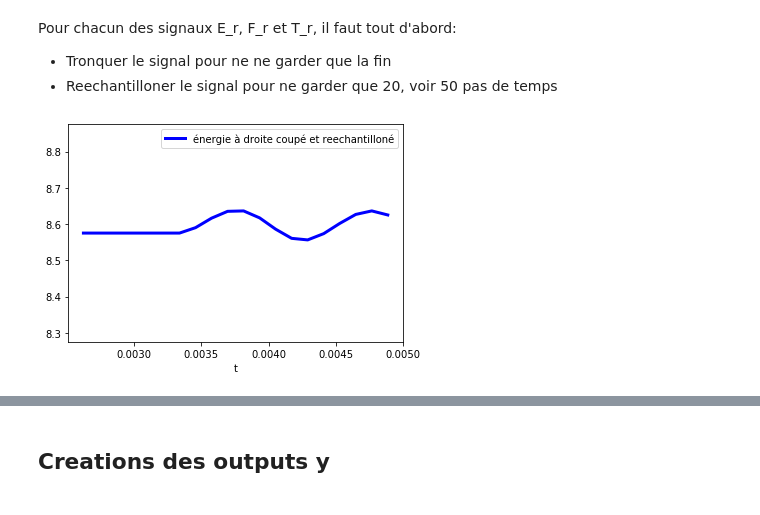
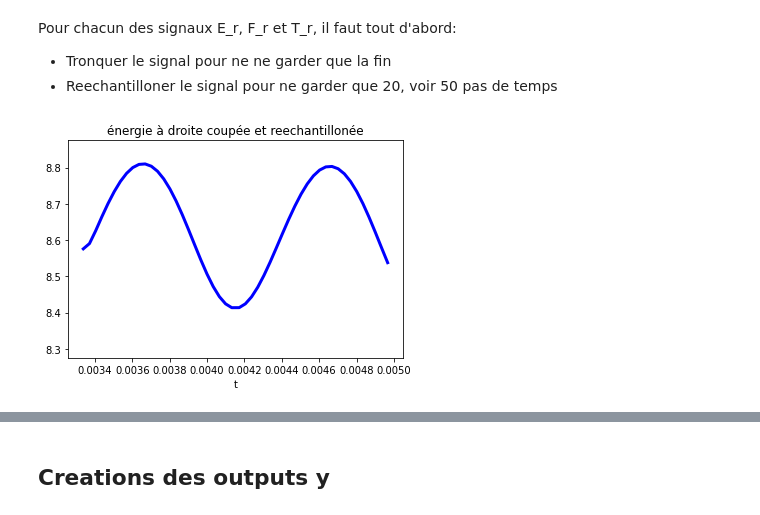
Before and after one commit to ddrous/projet-inverse-2d, a Jupyter notebook: src/notebook/reseaux_de_neurones.ipynb, the cells around one changed output, grey strips where cells are left out. Drawn from its saved outputs; the diff is of its cells as text; code cells hidden in the pictures.

```diff
--- a/src/notebook/reseaux_de_neurones.ipynb
+++ b/src/notebook/reseaux_de_neurones.ipynb
@@ -98,0 +97,9 @@ df_s.head(2)
+# %%
+types = {'rho_expr':str, 'sigma_a_expr':str, 'sigma_c_expr':str, 'E_x_0_expr':str, 'F_x_0_expr':str, 'T_x_0_expr':str}
+converters={'x':l_eval, 'rho':l_eval, 'sigma_a':l_eval, 'sigma_c':l_eval, 'E_0':l_eval, 'F_0':l_eval, 'T_0':l_eval, 'E':l_eval, 'F':l_eval, 'T':l_eval}
+
+df_s_part1 = pd.read_csv(df_s_path+"part3.csv", thousands=',', dtype=types, converters=converters)
+df_s_part2 = pd.read_csv(df_s_path+"part4.csv", thousands=',', dtype=types, converters=converters)
+
+df_s = pd.concat([df_s_part1, df_s_part2], ignore_index=True)
+df_s.head(2)
@@ -163,0 +170,11 @@ plot_io(index)
+# %%
+index = []
+
+for i in range(size):
+  # if y[i,0] > 0.8 and abs(y[i,1] - 8) < 0.01 :
+  if abs(y[i,1] - 8) < 0.01 :
+    index.append(i)
+
+print(index)
+
+# print(y[y[:,0] > 0.8])
@@ -163,0 +193,5 @@ plot_io(index)
+# %%
+index = [821, 860, 1823, 2764, 2834, 2937, 2976]
+
+for i in index:
+  plot_io(i)
@@ -169,34 +211,34 @@ Pour chacun des signaux E_r, F_r et T_r, il faut tout d'abord:
 - Reechantilloner le signal pour ne garder que 20, voir 50 pas de temps
 # %%
 """ Permet de couper le debut du signal, parite toujours constante. Retourne la fraction de fin """
-def trim(input, ratio):
+def trim(input, ratio):               # verifier que 0 < ratio < 1
     len_input = len(input)
     len_output = int(len_input*ratio)
     return input[len_input-len_output:]
 
 """ Fonction pour extraire n pas d'iterations """
-def resample(input, len_output):
+def resample(input, len_output):      # verifier que len_output < len_input
     len_input = len(input)
     output = []
-    for i in np.arange(0, len_input, len_input//len_output):
-        output.append(input[i])
-    return np.array(output)[1:]
+    for i in np.arange(0, len_input, len_input/len_output):
+        output.append(input[int(i)])
+    return np.array(output)
 # %%
 """ Testons avec un exemple """
 t = np.array(df_t.loc[index, 't'])
 E_r = np.array(df_t.loc[index, 'E_r'])
 
-ratio, len_X = 1/2, 20
+ratio, len_X = 1/3, 50
 t = resample(trim(t, ratio), len_X)
 E_r = resample(trim(E_r, ratio), len_X)
 
 fig, ax = plt.subplots(1, 1, figsize=(6, 4))
-ax.plot(t, E_r, 'b', label='énergie à droite coupé et reechantilloné', lw=3)
+ax.plot(t, E_r, 'b', lw=3)
+ax.set_title('énergie à droite coupée et reechantillonée')
 ax.set_ylim(8.275, 8.875)
-ax.set_xlabel('t')
-ax.legend();
+ax.set_xlabel('t');
 # %% [output]
-[figure, old version]
+[figure, new version]
 # %%
 """ Generation les inputs X """
 
```
Also changed, not shown: parts of 37 cells of this notebook, 16 other files.
